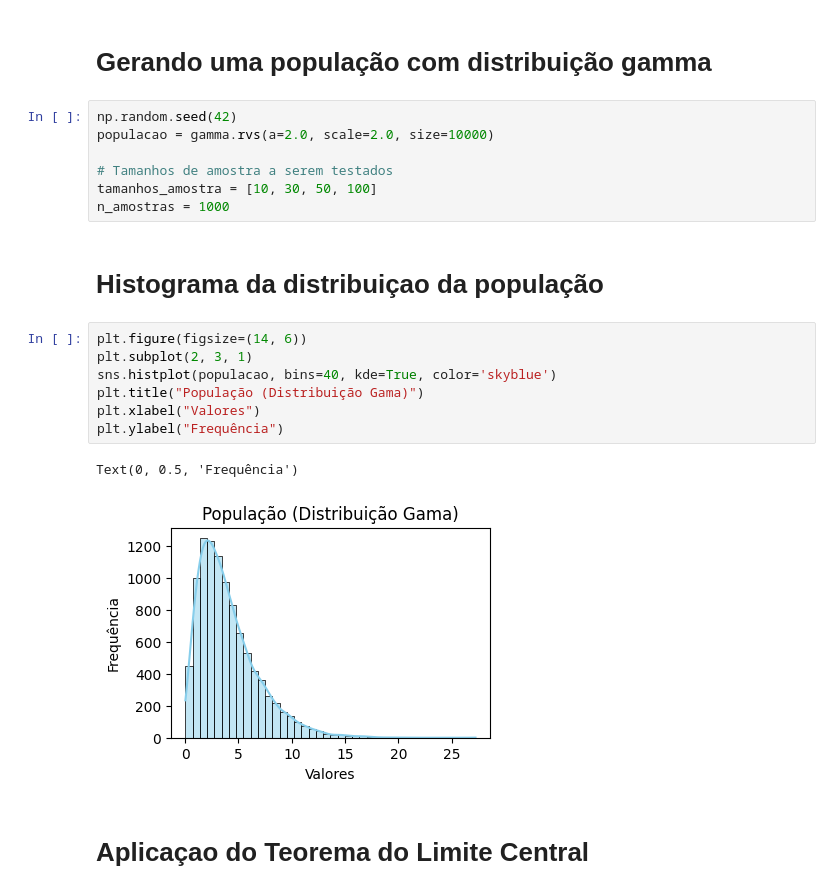
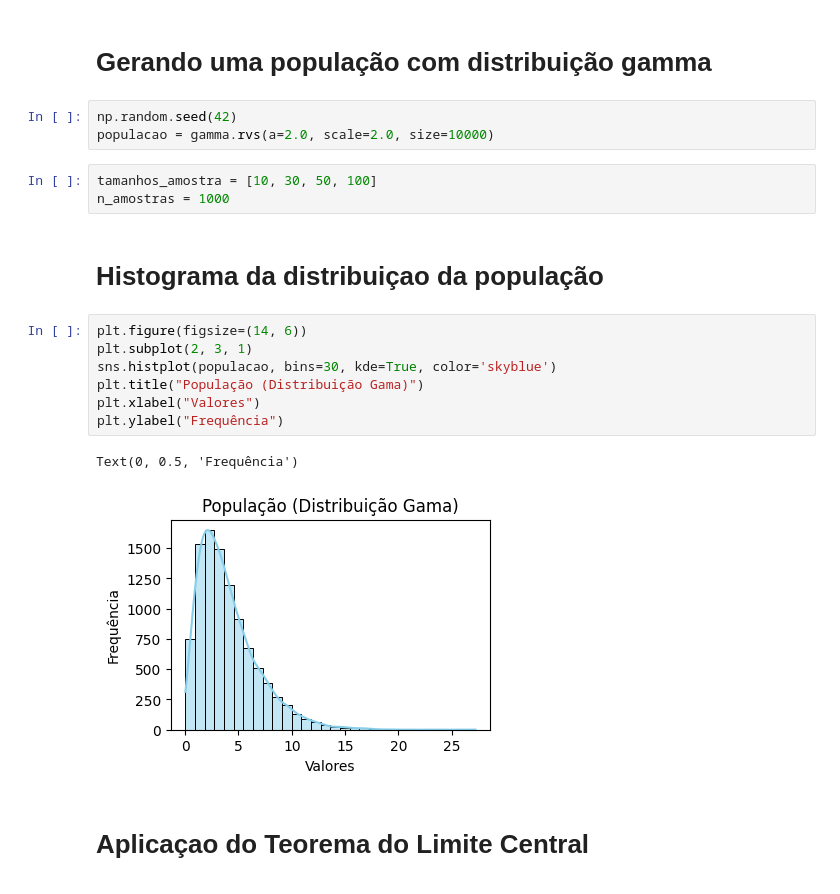
Before and after one commit to rafhaelmonteiro/Inteligencia-Computacional-Ciencia-de-dados, a Jupyter notebook: atividades/atividade3/Atv-B-TLC.ipynb, the cells around one changed output. Cells and saved outputs as stored; diff of their text form.

```diff
--- a/atividades/atividade3/Atv-B-TLC.ipynb
+++ b/atividades/atividade3/Atv-B-TLC.ipynb
@@ -10,22 +10,21 @@ from scipy.stats import gamma
 # %%
 np.random.seed(42)
 populacao = gamma.rvs(a=2.0, scale=2.0, size=10000)
-
-# Tamanhos de amostra a serem testados
-tamanhos_amostra = [10, 30, 50, 100]
-n_amostras = 1000
+# %%
+tamanhos_amostra = [10, 30, 50, 100]
+n_amostras = 1000
 # %% [markdown]
 # Histograma da distribuiçao da população
 # %%
 plt.figure(figsize=(14, 6))
 plt.subplot(2, 3, 1)
-sns.histplot(populacao, bins=40, kde=True, color='skyblue')
+sns.histplot(populacao, bins=30, kde=True, color='skyblue')
 plt.title("População (Distribuição Gama)")
 plt.xlabel("Valores")
 plt.ylabel("Frequência")
 # %% [output]
 Text(0, 0.5, 'Frequência')
-[figure, old version]
+[figure, new version]
 # %% [markdown]
 # Aplicaçao do Teorema do Limite Central
 # %%
```
Also changed, not shown: parts of 2 cells of this notebook.
